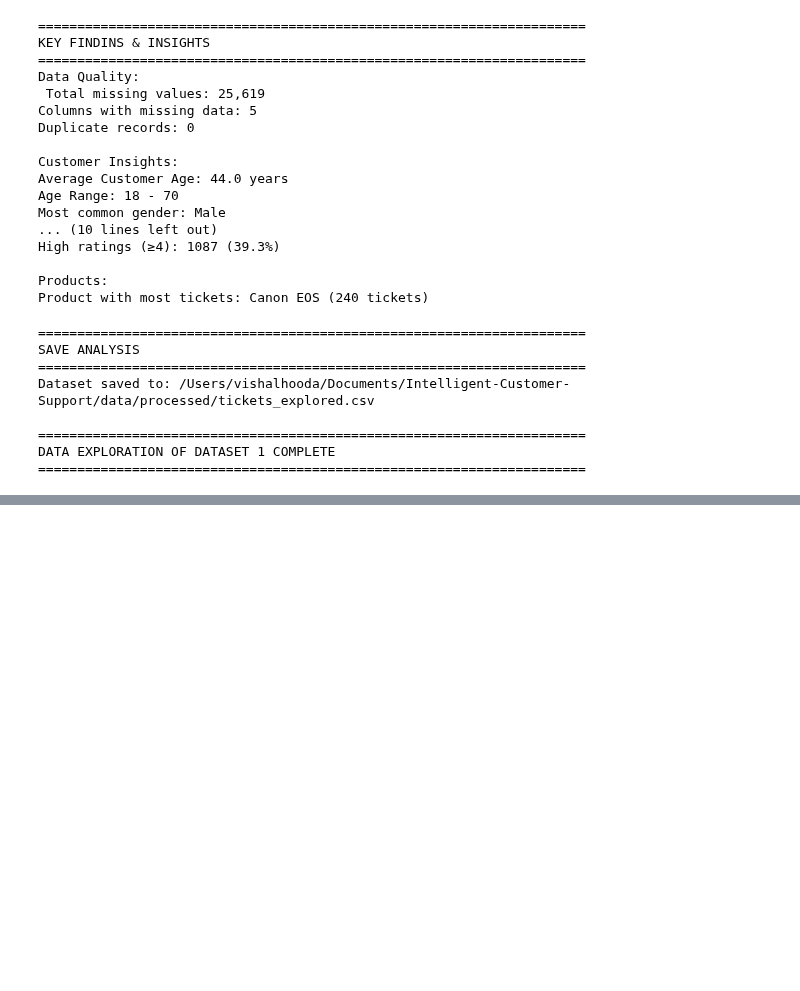
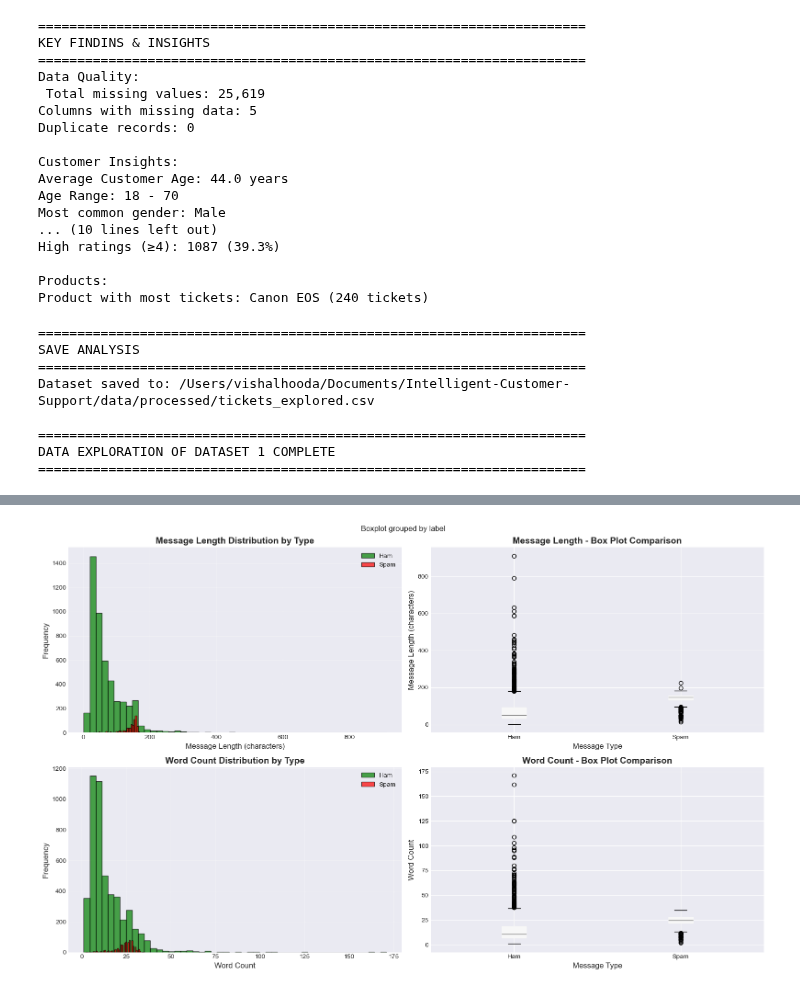
Before and after one commit to HoodaVishal/Intelligent-Customer-Support-System, a Jupyter notebook: notebooks/01_Data_Exploration.ipynb, the cells around one changed output, grey strips where cells are left out. Drawn from its saved outputs; the diff is of its cells as text; code cells hidden in the pictures; blank space fills up the shorter version.

```diff
--- a/notebooks/01_Data_Exploration.ipynb
+++ b/notebooks/01_Data_Exploration.ipynb
@@ -1042,0 +1278,83 @@ DATA EXPLORATION OF DATASET 1 COMPLETE
+# %%
+# Message Length Analysis
+print('\n' + '=' * 70)
+print('MESSAGE LENGTH ANALYSIS')
+print('=' * 70 + '\n')
+
+# Calculate message length
+spam['message_length'] = spam['message'].str.len()
+spam['word_count'] = spam['message'].str.split().str.len()
+
+# Overall statistics
+print('MESSAGE LENGTH STATISTICS (Characters):')
+print(spam['message_length'].describe())
+print()
+
+print('WORD COUNT STATISTICS:')
+print(spam['word_count'].describe())
+print()
+
+# Statistics by label
+print('STATISTICS BY MESSAGE TYPE:\n')
+print('CHARACTER LENGTH:')
+print(spam.groupby('label')['message_length'].describe())
+print()
+
+print('WORD COUNT:')
+print(spam.groupby('label')['word_count'].describe())
+print()
+
+# Compare averages
+print('AVERAGE COMPARISON:')
+avg_stats = spam.groupby('label')[['message_length', 'word_count']].mean()
+print(avg_stats)
+print()
+
+ham_avg_len = spam[spam['label'] == 'ham']['message_length'].mean()
+spam_avg_len = spam[spam['label'] == 'spam']['message_length'].mean()
+print(f"INSIGHT: Spam messages are {(spam_avg_len / ham_avg_len - 1) * 100:.1f}% {'longer' if spam_avg_len > ham_avg_len else 'shorter'} than ham messages on average")
+
+# Visualizations
+fig, axes = plt.subplots(2, 2, figsize = (16, 10))
+
+# Character length - Histogram comparison
+axes[0, 0].hist(spam[spam['label'] == 'ham']['message_length'], bins = 50, alpha = 0.7,
+                label = 'Ham', color = 'green', edgecolor = 'black')
+axes[0, 0].hist(spam[spam['label'] == 'spam']['message_length'], bins = 50, alpha = 0.7,
+                label = 'Spam', color = 'red', edgecolor = 'black')
+axes[0, 0].set_xlabel('Message Length (characters)', fontsize = 12)
+axes[0, 0].set_ylabel('Frequency', fontsize = 12)
+axes[0, 0].set_title('Message Length Distribution by Type', fontsize = 14, fontweight = 'bold')
+axes[0, 0].legend()
+axes[0, 0].grid(alpha = 0.3)
+
+# Character length - Box plot
+spam.boxplot(column = 'message_length', by = 'label', ax = axes[0, 1], patch_artist = True)
+axes[0, 1].set_title('Message Length - Box Plot Comparison', fontsize = 14, fontweight = 'bold')
+axes[0, 1].set_xlabel('Message Type', fontsize = 12)
+axes[0, 1].set_ylabel('Message Length (characters)', fontsize = 12)
+plt.sca(axes[0, 1])
+plt.xticks([1, 2], ['Ham', 'Spam'])
+
+# Word count - Histogram comparison
+axes[1, 0].hist(spam[spam['label'] == 'ham']['word_count'], bins = 50, alpha = 0.7,
+                label = 'Ham', color = 'green', edgecolor = 'black')
+axes[1, 0].hist(spam[spam['label'] == 'spam']['word_count'], bins = 50, alpha = 0.7,
+                label = 'Spam', color = 'red', edgecolor = 'black')
+axes[1, 0].set_xlabel('Word Count', fontsize = 12)
+axes[1, 0].set_ylabel('Frequency', fontsize = 12)
+axes[1, 0].set_title('Word Count Distribution by Type', fontsize = 14, fontweight = 'bold')
+axes[1, 0].legend()
+axes[1, 0].grid(alpha = 0.3)
+
+# Word count - Box plot
+spam.boxplot(column = 'word_count', by = 'label', ax = axes[1, 1], patch_artist = True)
+axes[1, 1].set_title('Word Count - Box Plot Comparison', fontsize = 14, fontweight = 'bold')
+axes[1, 1].set_xlabel('Message Type', fontsize = 12)
+axes[1, 1].set_ylabel('Word Count', fontsize = 12)
+plt.sca(axes[1, 1])
+plt.xticks([1, 2], ['Ham', 'Spam'])
+
+plt.tight_layout()
+plt.show()
+# %% [output]
@@ -1042,0 +1378 @@ DATA EXPLORATION OF DATASET 1 COMPLETE
+[figure, added]
```
Also changed, not shown: parts of 6 cells of this notebook, 9 other files.
